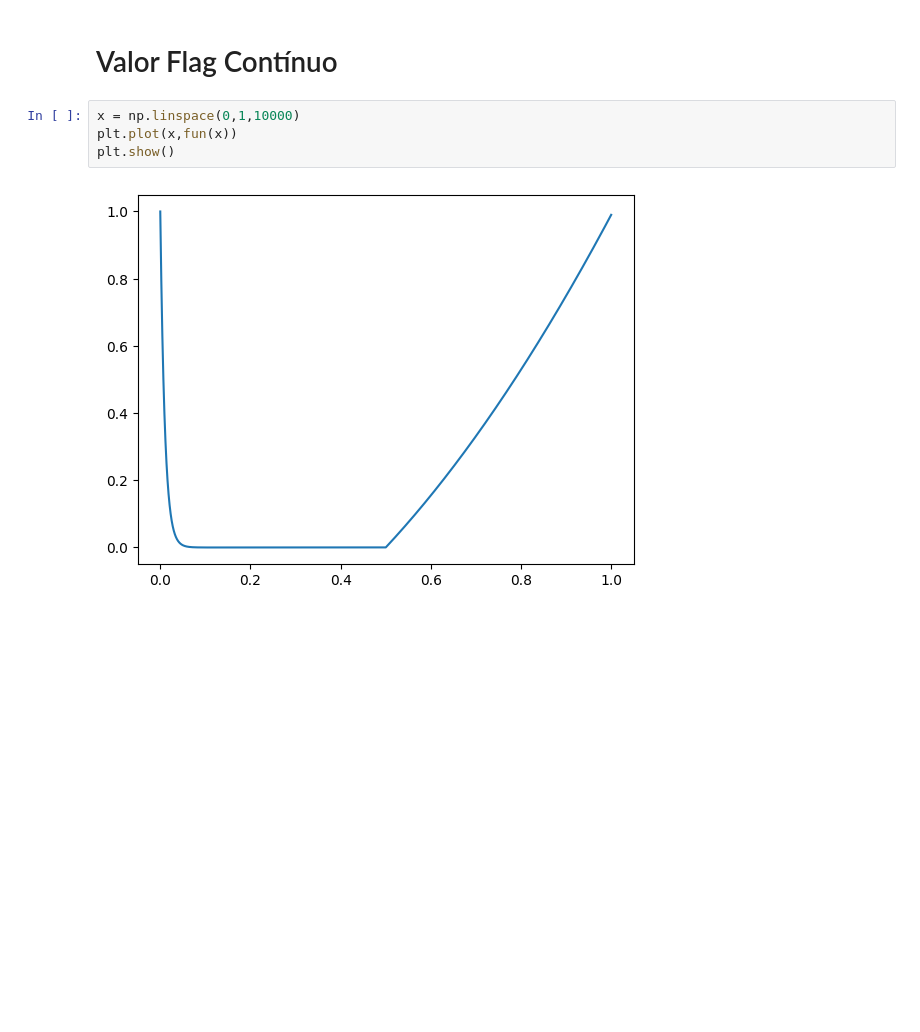
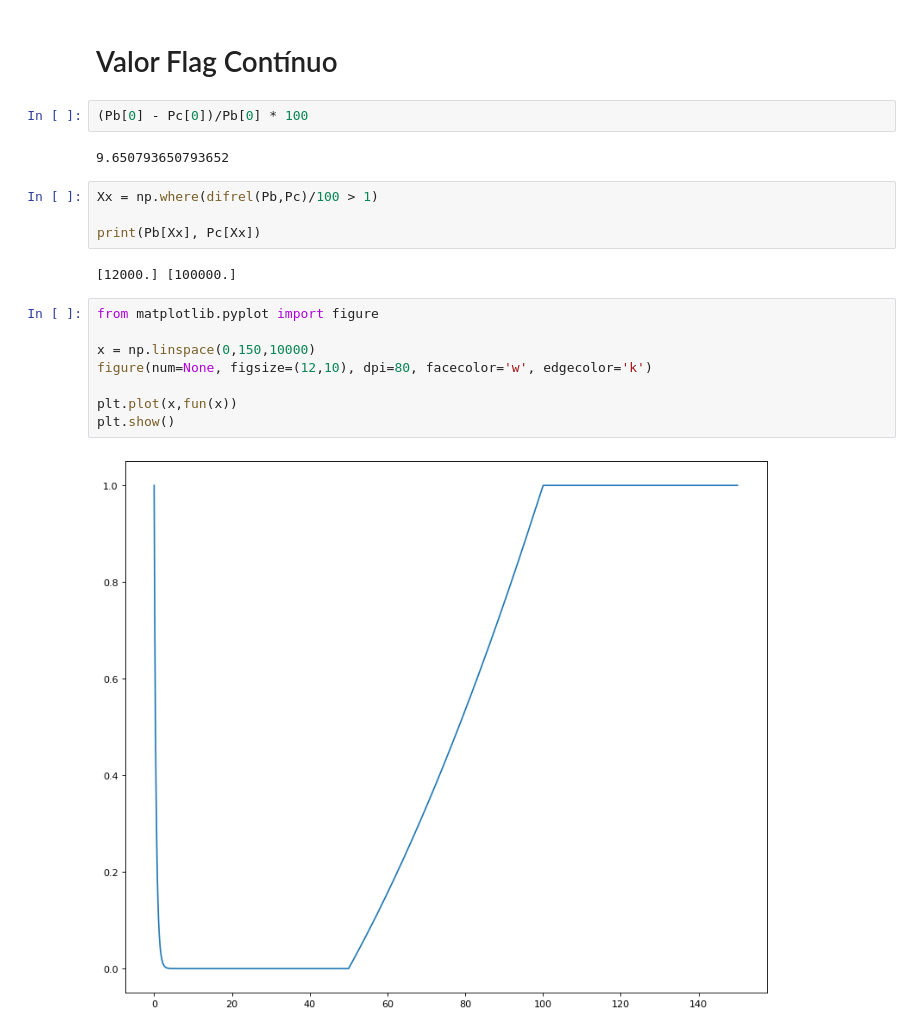
Before and after one commit to francisco-vpereira/ForceraIntership, a Jupyter notebook: forcera/scripts/contratospublicos.ipynb, the cells around one changed output. Cells and saved outputs as stored; diff of their text form; blank space fills up the shorter version.

```diff
--- a/forcera/scripts/contratospublicos.ipynb
+++ b/forcera/scripts/contratospublicos.ipynb
@@ -402,8 +491,22 @@ df_prazo
 # %% [markdown]
 # Valor Flag Contínuo
+# %%
+(Pb[0] - Pc[0])/Pb[0] * 100
+# %% [output]
+9.650793650793652
+# %%
+Xx = np.where(difrel(Pb,Pc)/100 > 1)
+
+print(Pb[Xx], Pc[Xx])
+# %% [output]
+[12000.] [100000.]
 # %%
-x = np.linspace(0,1,10000)
+from matplotlib.pyplot import figure
+
+x = np.linspace(0,150,10000)
+figure(num=None, figsize=(12,10), dpi=80, facecolor='w', edgecolor='k')
+
 plt.plot(x,fun(x))
 plt.show()
 # %% [output]
-[figure, old version]
+[figure, new version]
```
Also changed, not shown: parts of 20 cells of this notebook.
